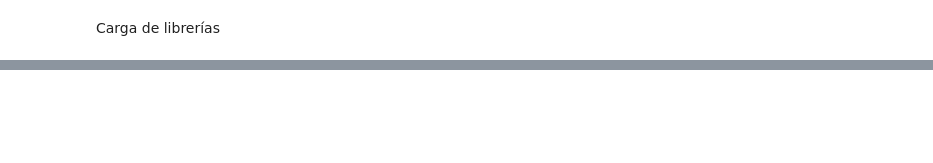
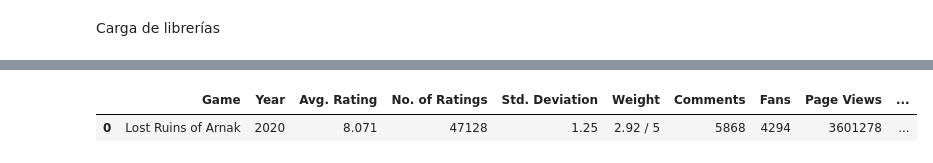
Before and after one commit to canistells/NLP, a Jupyter notebook: TP N°2 - Castells/PLN_TUIA_Castells_TP2.ipynb, the cells around one changed output, grey strips where cells are left out. Cells and saved outputs as stored; diff of their text form; code cells hidden in the pictures; blank space fills up the shorter version.

Commit message:
DBs, LLM, Retriever, ReRank

```diff
--- a/TP N°2 - Castells/PLN_TUIA_Castells_TP2.ipynb
+++ b/TP N°2 - Castells/PLN_TUIA_Castells_TP2.ipynb
@@ -46,0 +414,92 @@ Arquitectura Modelo Ejercicio 2
+# %%
+# Configuración de Chrome
+chrome_options = Options()
+chrome_options.add_argument('--headless')
+chrome_options.add_argument('--no-sandbox')
+chrome_options.add_argument('--disable-dev-shm-usage')
+
+# Ruta del driver
+service = Service('/usr/bin/chromedriver')
+
+# Inicializar el navegador
+driver = webdriver.Chrome(options=chrome_options)
+
+# URL de la página de stats del juego
+url = 'https://boardgamegeek.com/boardgame/312484/lost-ruins-of-arnak/stats'
+driver.get(url)
+
+# Esperar hasta que los elementos de stats se carguen
+wait = WebDriverWait(driver, 10)  # 10 segundos de espera máxima
+wait.until(EC.presence_of_all_elements_located((By.CSS_SELECTOR, '.panel-body > ul > li')))  # Esperar stats
+
+# Obtener el HTML actualizado después de la carga dinámica
+html = driver.page_source
+soup = BeautifulSoup(html, 'html.parser')
+
+# Función para limpiar los datos
+def clean_data(text):
+    if text:
+        return text.strip().replace('\n', '').replace('\r', '').replace(',', '').replace('\t', '')
+    return ''
+
+# Función para extraer estadísticas de un contenedor
+def extract_stats(selector):
+    container = soup.select_one(selector)
+    section_data = {}
+    if container:
+        stat_items = container.select('ul > li')
+        for item in stat_items:
+            stat_name = item.select_one('.outline-item-title')  # Nombre del stat
+            stat_value = item.select_one('.outline-item-description')  # Valor del stat
+            if stat_name and stat_value:
+                # Limpiar los datos antes de agregar
+                stat_name_cleaned = clean_data(stat_name.text)
+                stat_value_cleaned = clean_data(stat_value.text)
+                section_data[stat_name_cleaned] = stat_value_cleaned
+    return section_data
+
+# Crear un diccionario para almacenar los stats
+stats_data = {}
+
+# Extraer stats de las diferentes secciones
+# Extract Game Ranks
+game_ranks_selector = '#mainbody > div.global-body-content-container.container-fluid > div > div.content.ng-isolate-scope > div:nth-child(2) > ng-include > div > div > ui-view > ui-view > div > div > div.panel-body > div > div:nth-child(2) > div:nth-child(1) > div.panel-body'
+game_ranks = extract_stats(game_ranks_selector)
+
+# Extract Play Stats
+play_stats_selector = '#mainbody > div.global-body-content-container.container-fluid > div > div.content.ng-isolate-scope > div:nth-child(2) > ng-include > div > div > ui-view > ui-view > div > div > div.panel-body > div > div:nth-child(2) > div:nth-child(2) > div.panel-body'
+play_stats = extract_stats(play_stats_selector)
+
+# Extract Collection Stats
+collection_stats_selector = '#mainbody > div.global-body-content-container.container-fluid > div > div.content.ng-isolate-scope > div:nth-child(2) > ng-include > div > div > ui-view > ui-view > div > div > div.panel-body > div > div:nth-child(3) > div:nth-child(1) > div.panel-body'
+collection_stats = extract_stats(collection_stats_selector)
+
+# Extract Parts Exchange
+parts_exchange_selector = '#mainbody > div.global-body-content-container.container-fluid > div > div.content.ng-isolate-scope > div:nth-child(2) > ng-include > div > div > ui-view > ui-view > div > div > div.panel-body > div > div:nth-child(3) > div:nth-child(2) > div.panel-body'
+parts_exchange = extract_stats(parts_exchange_selector)
+
+# Añadir el nombre y año del juego
+game_title = "Lost Ruins of Arnak (2020)"
+title_match = re.match(r'^(.*?)(?:\((\d{4})\))?$', game_title)
+game_name = title_match.group(1).strip() if title_match.group(1) else None
+game_year = title_match.group(2) if title_match.group(2) else None
+
+# Combinar todas las secciones en un solo diccionario
+stats_data.update(game_ranks)
+stats_data.update(play_stats)
+stats_data.update(collection_stats)
+stats_data.update(parts_exchange)
+
+# Crear un DataFrame con los stats
+game_stats = pd.DataFrame([{'Game': game_name, 'Year': game_year, **stats_data}])
+
+# Mostrar el DataFrame
+#print(game_stats)
+
+# Cerrar el navegador
+driver.quit()
+
+game_stats
+# %% [output]
+|  | Game | Year | Avg. Rating | No. of Ratings | Std. Deviation | Weight | Comments | Fans | Page Views | ... |
+| 0 | Lost Ruins of Arnak | 2020 | 8.071 | 47128 | 1.25 | 2.92 / 5 | 5868 | 4294 | 3601278 | ... |
```
Also changed, not shown: parts of 73 cells of this notebook.
